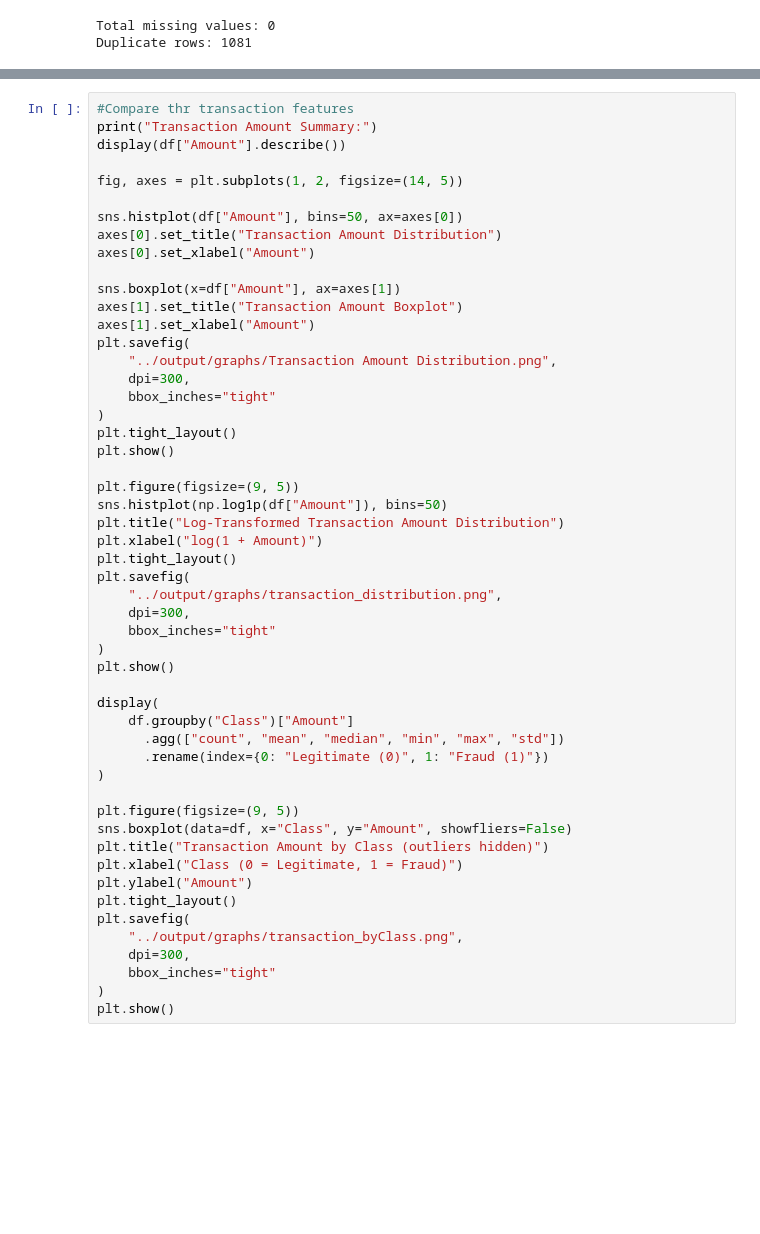
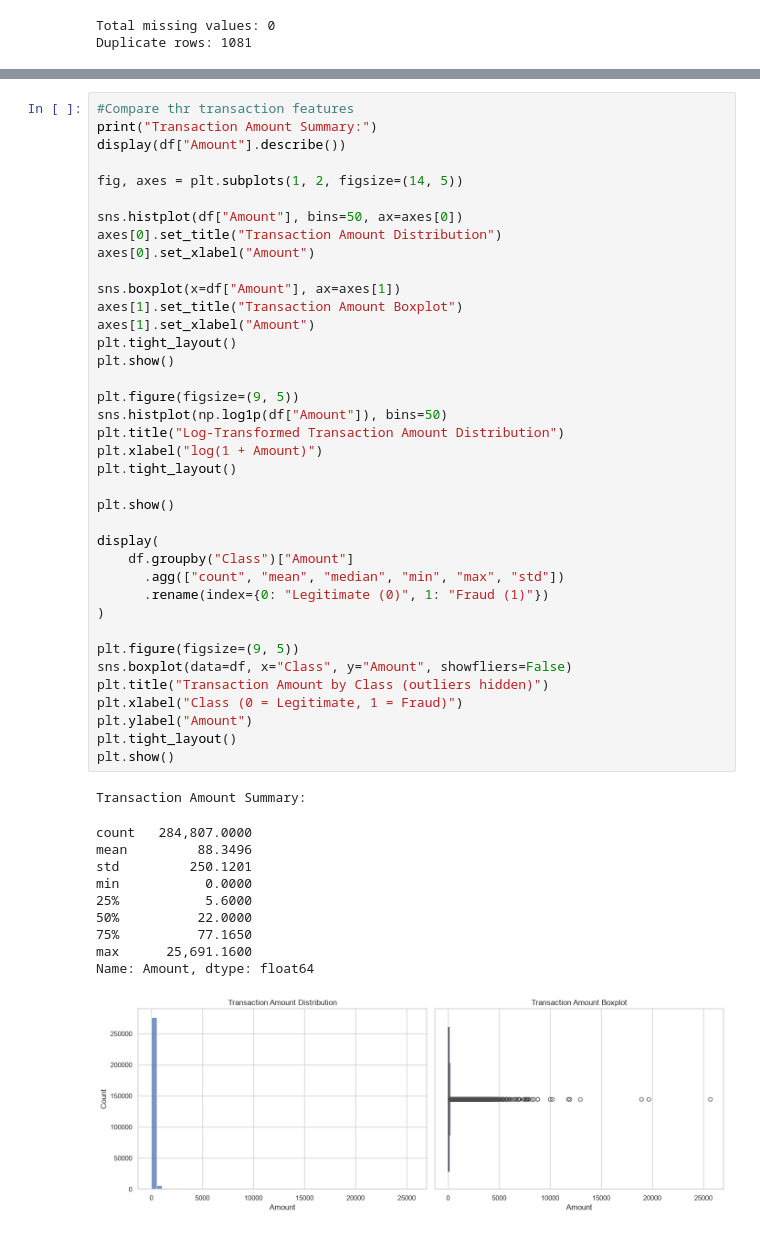
Before and after one commit to Krxna04/AI101, a Jupyter notebook: src/data_exploration.ipynb, the cells around one changed output, grey strips where cells are left out. Cells and saved outputs as stored; diff of their text form; blank space fills up the shorter version.

```diff
--- a/src/data_exploration.ipynb
+++ b/src/data_exploration.ipynb
@@ -139,45 +134,43 @@ fig, axes = plt.subplots(1, 2, figsize=(14, 5))
 sns.histplot(df["Amount"], bins=50, ax=axes[0])
 axes[0].set_title("Transaction Amount Distribution")
 axes[0].set_xlabel("Amount")
 
 sns.boxplot(x=df["Amount"], ax=axes[1])
 axes[1].set_title("Transaction Amount Boxplot")
 axes[1].set_xlabel("Amount")
-plt.savefig(
-    "../output/graphs/Transaction Amount Distribution.png",
-    dpi=300,
-    bbox_inches="tight"
-)
 plt.tight_layout()
 plt.show()
 
 plt.figure(figsize=(9, 5))
 sns.histplot(np.log1p(df["Amount"]), bins=50)
 plt.title("Log-Transformed Transaction Amount Distribution")
 plt.xlabel("log(1 + Amount)")
 plt.tight_layout()
-plt.savefig(
-    "../output/graphs/transaction_distribution.png",
-    dpi=300,
-    bbox_inches="tight"
-)
+
 plt.show()
 
 display(
     df.groupby("Class")["Amount"]
       .agg(["count", "mean", "median", "min", "max", "std"])
       .rename(index={0: "Legitimate (0)", 1: "Fraud (1)"})
 )
 
 plt.figure(figsize=(9, 5))
 sns.boxplot(data=df, x="Class", y="Amount", showfliers=False)
 plt.title("Transaction Amount by Class (outliers hidden)")
 plt.xlabel("Class (0 = Legitimate, 1 = Fraud)")
 plt.ylabel("Amount")
 plt.tight_layout()
-plt.savefig(
-    "../output/graphs/transaction_byClass.png",
-    dpi=300,
-    bbox_inches="tight"
-)
 plt.show()
+# %% [output]
+Transaction Amount Summary:
+count   284,807.0000
+mean         88.3496
+std         250.1201
+min           0.0000
+25%           5.6000
+50%          22.0000
+75%          77.1650
+max      25,691.1600
+Name: Amount, dtype: float64
+[figure, added]
```
Also changed, not shown: parts of 6 cells of this notebook, 3 other files.
